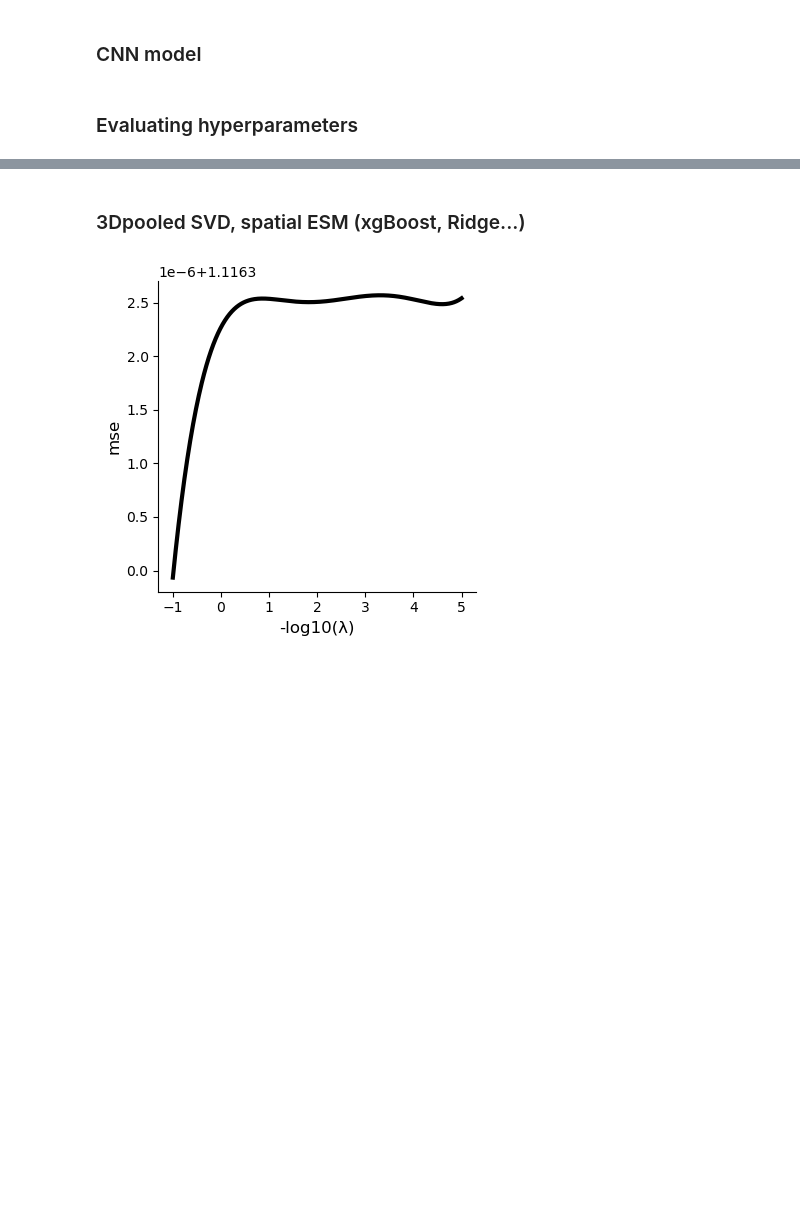
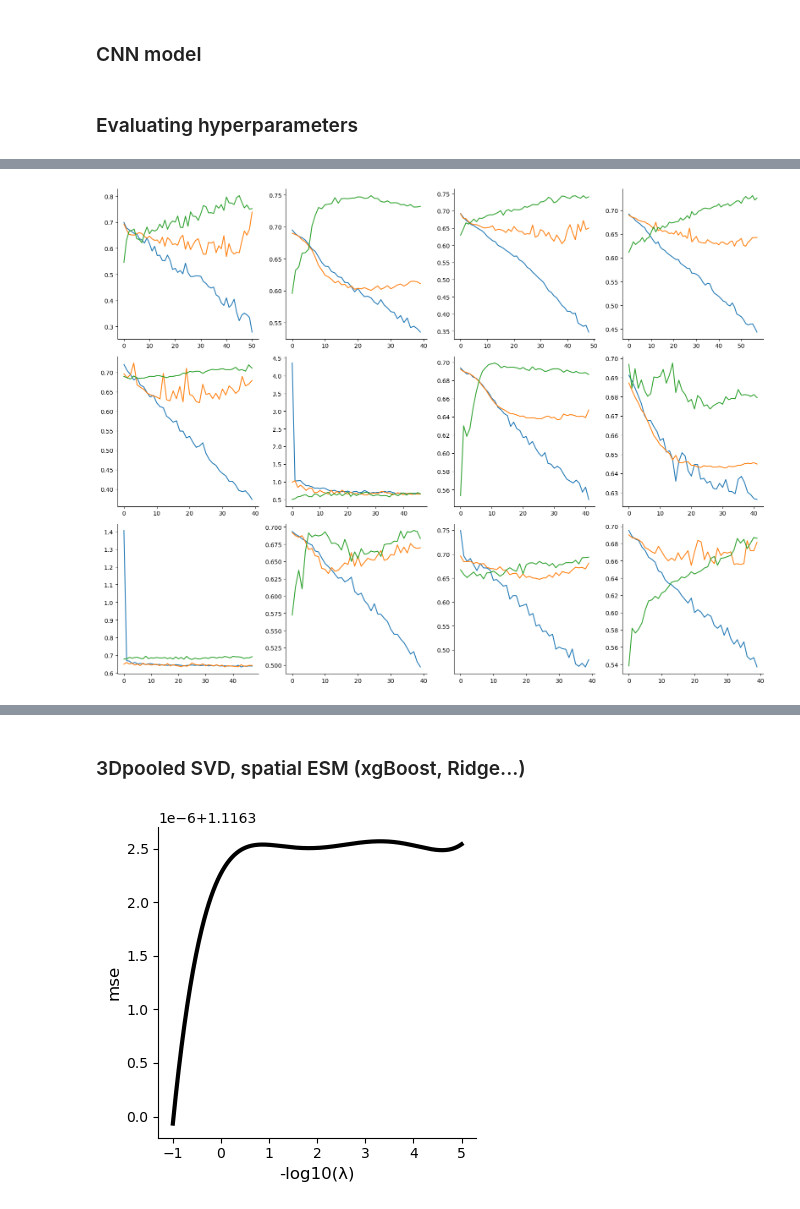
Before and after one commit to Justice-Lu/OR_learning, a Jupyter notebook: notebooks/binding_cavity/bc_spatial_encoding_models.ipynb, the cells around one changed output, grey strips where cells are left out. Drawn from its saved outputs; the diff is of its cells as text; code cells hidden in the pictures; blank space fills up the shorter version.

```diff
--- a/notebooks/binding_cavity/bc_spatial_encoding_models.ipynb
+++ b/notebooks/binding_cavity/bc_spatial_encoding_models.ipynb
@@ -413,0 +382,7 @@ for _params in os.listdir(base_dir):
+# %%
+base_dir = '/mnt/data2/Justice/OR_learning/output/cnn_spatialAA_binary/'
+results = rank_models_across_runs(base_dir, slope_threshold=-1e-5, alpha=0.1, auc_threshold=0.60)
+
+# Print top 5 models
+for i, r in enumerate(results[:10]):
+    print(f"Rank {i+1:<2}: {r['run_name']:<60} | AUC: {r['best_auc']:.4f} | ValLoss: {r['best_val_loss']:<.4} | ValLossSlope: {r['val_loss_slope']:<.4} | Epoch: {r['best_epoch']}")
@@ -413,0 +428,74 @@ for _params in os.listdir(base_dir):
+# %%
+import matplotlib.pyplot as plt
+import seaborn as sns
+from sklearn.metrics import confusion_matrix, roc_curve, roc_auc_score
+
+plot_result = results[:12]
+
+
+figsize_per_plot = [4,4]
+
+n = len(plot_result)
+ncols = 4
+nrows = int(np.ceil(n / ncols))
+figsize = (figsize_per_plot[0] * ncols, figsize_per_plot[1] * nrows)
+
+fig_curve, axes_curve = plt.subplots(nrows=nrows, ncols=ncols, figsize=figsize)
+axes_curve = np.array(axes_curve).reshape(-1)
+
+fig_conf, axes_conf = plt.subplots(nrows=nrows, ncols=ncols, figsize=figsize)
+axes_conf = np.array(axes_conf).reshape(-1)
+
+fig_roc, axes_roc = plt.subplots(figsize = (6,6))
+
+
+for i, r in enumerate(plot_result):
+    # Plot curves
+    train_losses = np.load(os.path.join(base_dir, r['run_name'], 'train_losses.npy'))
+    val_losses   = np.load(os.path.join(base_dir, r['run_name'], 'val_losses.npy'))
+    val_aucs     = np.load(os.path.join(base_dir, r['run_name'], 'val_aucs.npy'))
+
+    ax1 = axes_curve[i]
+    ax1.plot(train_losses, label="Train Loss")
+    ax1.plot(val_losses, label="Val Loss")
+    ax1.plot(val_aucs, label="Val AUC")
+
+    # Plot matrices
+    conf = confusion_matrix(val_labels_flat, (val_probs_flat > 0.5).astype(np.float32))
+
+    ax2 = axes_conf[i]
+    sns.heatmap(conf, annot=True,
+                      fmt='d',
+                      cmap='Blues',
+                      vmin=0, vmax=80,
+                      ax = ax2)
+
+    # Plot roc
+    val_labels_flat = np.load(os.path.join(base_dir, r['run_name'], 'val_labels.npy'))
+    val_probs_flat  = np.load(os.path.join(base_dir, r['run_name'], 'val_probs.npy'))
+
+    val_auc = roc_auc_score(val_labels_flat, val_probs_flat)
+    fpr, tpr, _ = roc_curve(val_labels_flat, val_probs_flat)
+
+    # ax2 = axes_roc[i]
+    # axes_roc.plot(fpr, tpr, label=f"AUC = {val_auc:.2f}")
+    # axes_roc.plot([0, 1], [0, 1], 'k--')
+    # axes_roc.legend()
+
+    axes_roc.plot(fpr, tpr, label=f"AUC = {val_auc:.2f}", c='#D3D3D3')
+
+
+fig_curve = pf.plt_clean_axes(fig_curve)
+fig_curve.tight_layout()
+fig_curve.show()
+
+fig_conf = pf.plt_clean_axes(fig_conf)
+fig_conf.tight_layout()
+fig_conf.show()
+
+axes_roc.plot([0, 1], [0, 1], 'k--') # Add diagonal line
+fig_roc = pf.plt_clean_axes(fig_roc)
+fig_roc.tight_layout()
+fig_roc.show()
+# %% [output]
+[figure, added]
```
Also changed, not shown: parts of 11 cells of this notebook, 2 other files.
